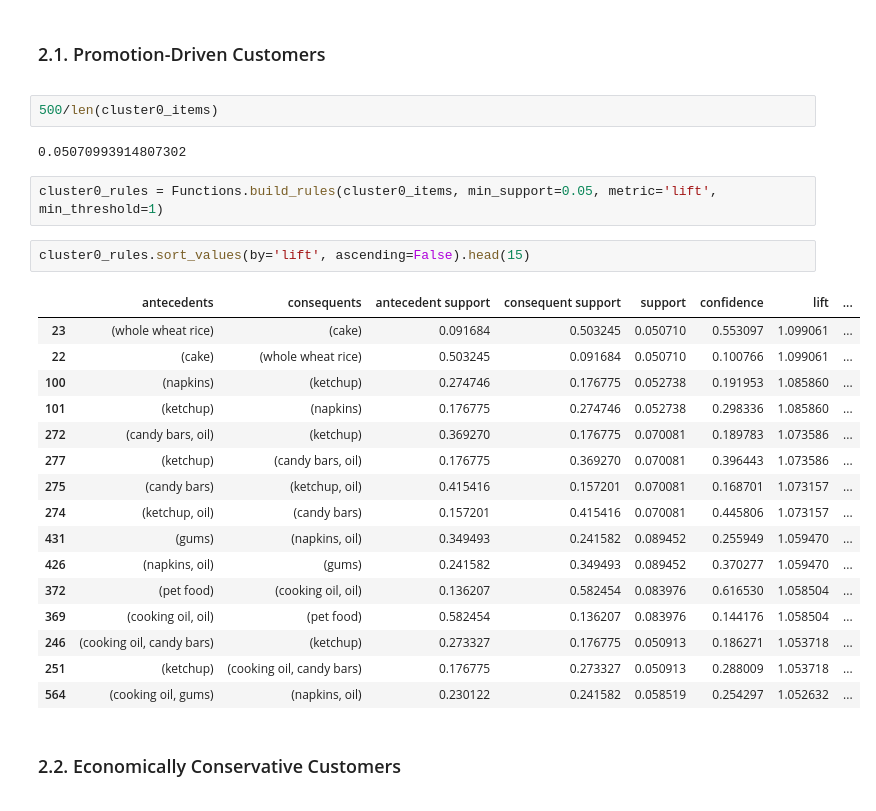
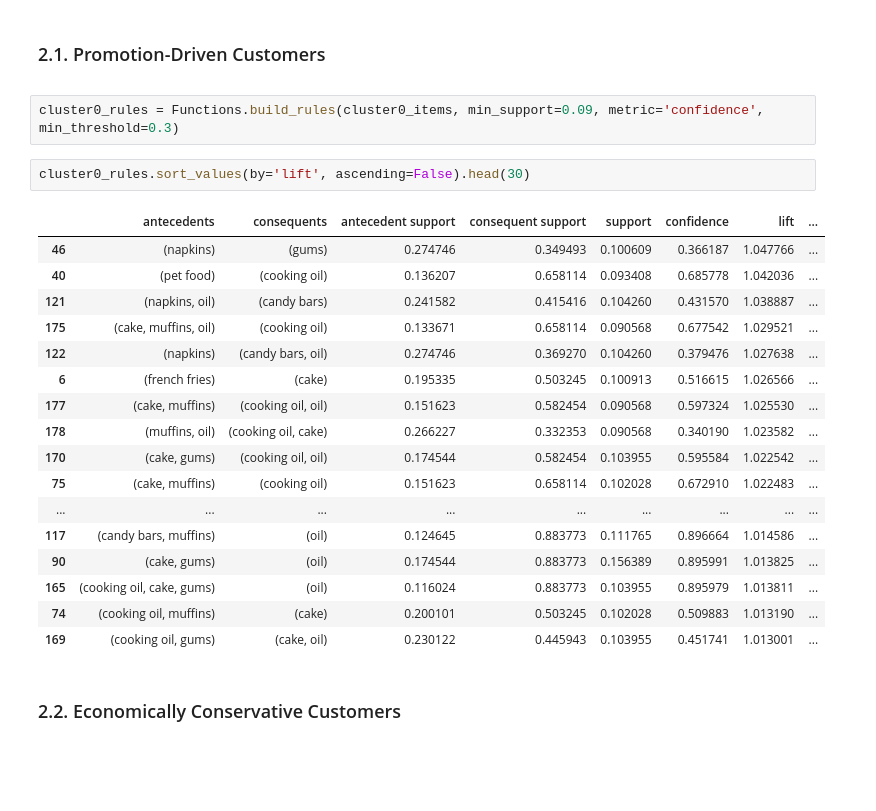
Before and after one commit to shaulleo/ProjetoML, a Jupyter notebook: ML II - Association Rules.ipynb, the cells around one changed output. Drawn from its saved outputs; the diff is of its cells as text; blank space fills up the shorter version.

```diff
--- a/ML II - Association Rules.ipynb
+++ b/ML II - Association Rules.ipynb
@@ -87,31 +87,28 @@ cluster7_items = Functions.preprocess_basket(basket, 7)
 ### 2.1. Promotion-Driven Customers
 
 </a>
-# %%
-500/len(cluster0_items)
-# %% [output]
-0.05070993914807302
 # %%
-cluster0_rules = Functions.build_rules(cluster0_items, min_support=0.05, metric='lift', min_threshold=1)
+cluster0_rules = Functions.build_rules(cluster0_items, min_support=0.09, metric='confidence', min_threshold=0.3)
 # %%
-cluster0_rules.sort_values(by='lift', ascending=False).head(15)
+cluster0_rules.sort_values(by='lift', ascending=False).head(30)
 # %% [output]
 |  | antecedents | consequents | antecedent support | consequent support | support | confidence | lift | ... |
-| 23 | (whole wheat rice) | (cake) | 0.091684 | 0.503245 | 0.050710 | 0.553097 | 1.099061 | ... |
-| 22 | (cake) | (whole wheat rice) | 0.503245 | 0.091684 | 0.050710 | 0.100766 | 1.099061 | ... |
-| 100 | (napkins) | (ketchup) | 0.274746 | 0.176775 | 0.052738 | 0.191953 | 1.085860 | ... |
-| 101 | (ketchup) | (napkins) | 0.176775 | 0.274746 | 0.052738 | 0.298336 | 1.085860 | ... |
-| 272 | (candy bars, oil) | (ketchup) | 0.369270 | 0.176775 | 0.070081 | 0.189783 | 1.073586 | ... |
-| 277 | (ketchup) | (candy bars, oil) | 0.176775 | 0.369270 | 0.070081 | 0.396443 | 1.073586 | ... |
-| 275 | (candy bars) | (ketchup, oil) | 0.415416 | 0.157201 | 0.070081 | 0.168701 | 1.073157 | ... |
-| 274 | (ketchup, oil) | (candy bars) | 0.157201 | 0.415416 | 0.070081 | 0.445806 | 1.073157 | ... |
-| 431 | (gums) | (napkins, oil) | 0.349493 | 0.241582 | 0.089452 | 0.255949 | 1.059470 | ... |
-| 426 | (napkins, oil) | (gums) | 0.241582 | 0.349493 | 0.089452 | 0.370277 | 1.059470 | ... |
-| 372 | (pet food) | (cooking oil, oil) | 0.136207 | 0.582454 | 0.083976 | 0.616530 | 1.058504 | ... |
-| 369 | (cooking oil, oil) | (pet food) | 0.582454 | 0.136207 | 0.083976 | 0.144176 | 1.058504 | ... |
-| 246 | (cooking oil, candy bars) | (ketchup) | 0.273327 | 0.176775 | 0.050913 | 0.186271 | 1.053718 | ... |
-| 251 | (ketchup) | (cooking oil, candy bars) | 0.176775 | 0.273327 | 0.050913 | 0.288009 | 1.053718 | ... |
-| 564 | (cooking oil, gums) | (napkins, oil) | 0.230122 | 0.241582 | 0.058519 | 0.254297 | 1.052632 | ... |
+| 46 | (napkins) | (gums) | 0.274746 | 0.349493 | 0.100609 | 0.366187 | 1.047766 | ... |
+| 40 | (pet food) | (cooking oil) | 0.136207 | 0.658114 | 0.093408 | 0.685778 | 1.042036 | ... |
+| 121 | (napkins, oil) | (candy bars) | 0.241582 | 0.415416 | 0.104260 | 0.431570 | 1.038887 | ... |
+| 175 | (cake, muffins, oil) | (cooking oil) | 0.133671 | 0.658114 | 0.090568 | 0.677542 | 1.029521 | ... |
+| 122 | (napkins) | (candy bars, oil) | 0.274746 | 0.369270 | 0.104260 | 0.379476 | 1.027638 | ... |
+| 6 | (french fries) | (cake) | 0.195335 | 0.503245 | 0.100913 | 0.516615 | 1.026566 | ... |
+| 177 | (cake, muffins) | (cooking oil, oil) | 0.151623 | 0.582454 | 0.090568 | 0.597324 | 1.025530 | ... |
+| 178 | (muffins, oil) | (cooking oil, cake) | 0.266227 | 0.332353 | 0.090568 | 0.340190 | 1.023582 | ... |
+| 170 | (cake, gums) | (cooking oil, oil) | 0.174544 | 0.582454 | 0.103955 | 0.595584 | 1.022542 | ... |
+| 75 | (cake, muffins) | (cooking oil) | 0.151623 | 0.658114 | 0.102028 | 0.672910 | 1.022483 | ... |
+| ... | ... | ... | ... | ... | ... | ... | ... | ... |
+| 117 | (candy bars, muffins) | (oil) | 0.124645 | 0.883773 | 0.111765 | 0.896664 | 1.014586 | ... |
+| 90 | (cake, gums) | (oil) | 0.174544 | 0.883773 | 0.156389 | 0.895991 | 1.013825 | ... |
+| 165 | (cooking oil, cake, gums) | (oil) | 0.116024 | 0.883773 | 0.103955 | 0.895979 | 1.013811 | ... |
+| 74 | (cooking oil, muffins) | (cake) | 0.200101 | 0.503245 | 0.102028 | 0.509883 | 1.013190 | ... |
+| 169 | (cooking oil, gums) | (cake, oil) | 0.230122 | 0.445943 | 0.103955 | 0.451741 | 1.013001 | ... |
 # %% [markdown]
 <a class="anchor" id="2.2.-bullet">
 
```
Also changed, not shown: parts of 5 cells of this notebook.
